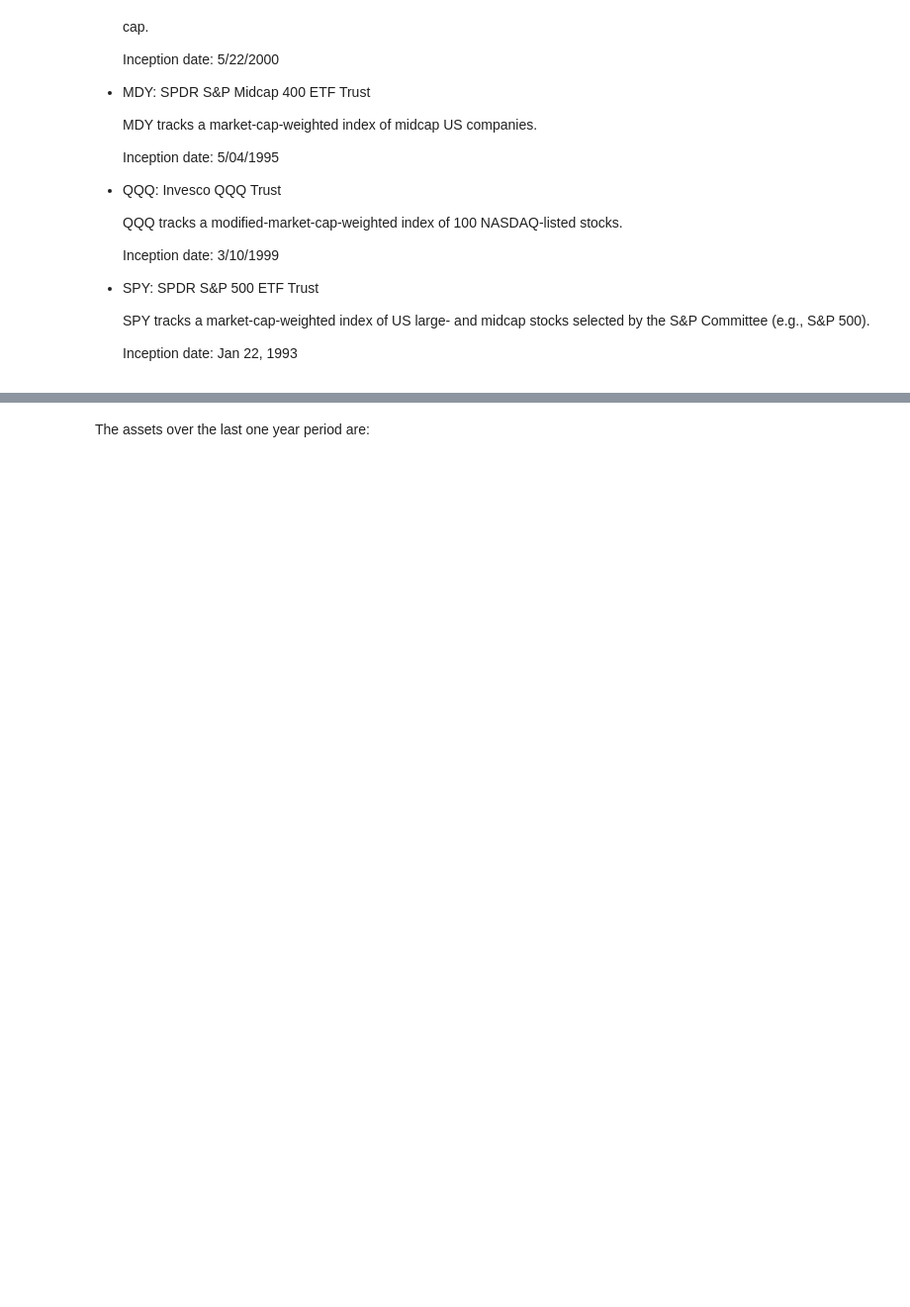
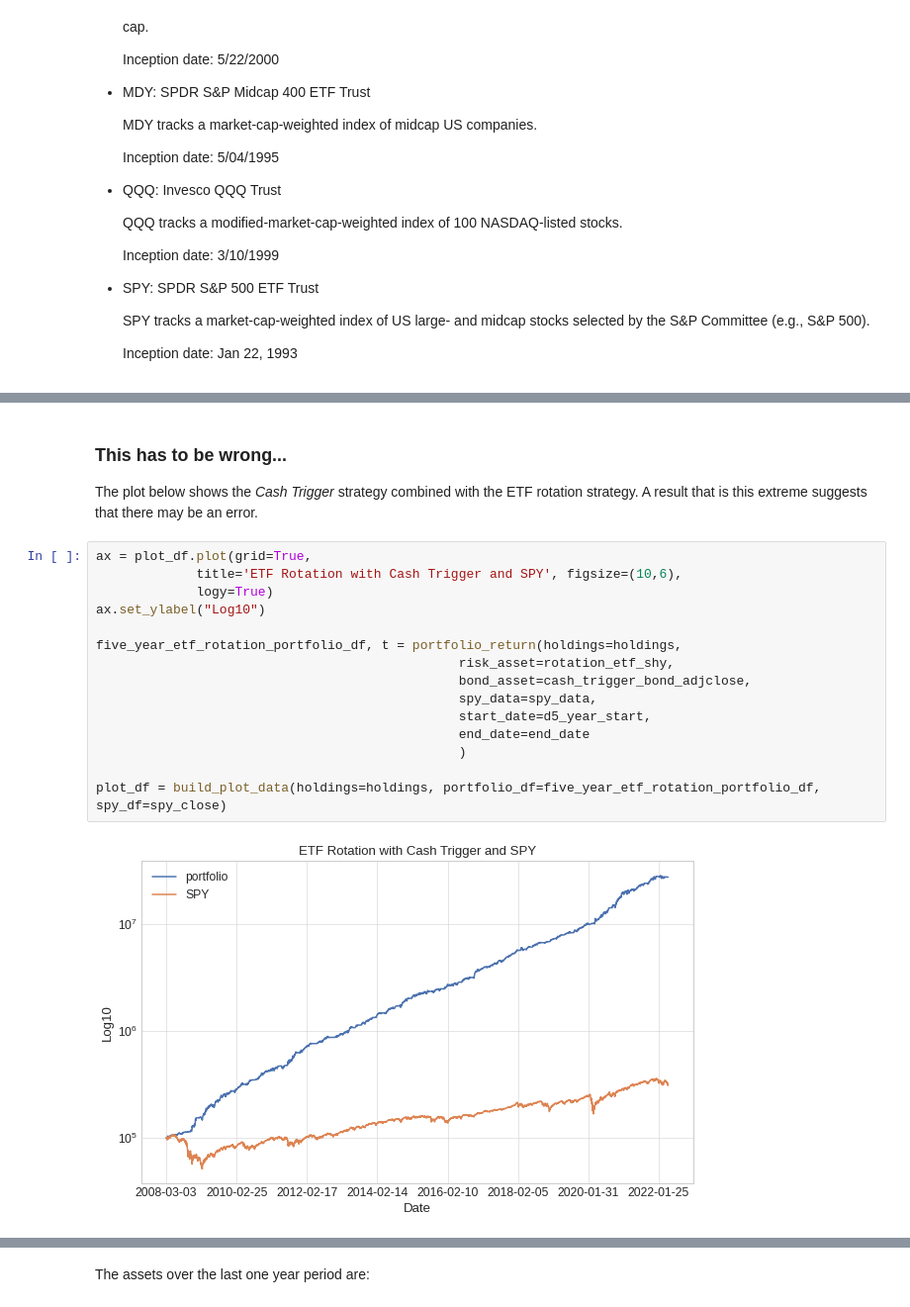
Before and after one commit to IanLKaplan/cash_trigger, a Jupyter notebook: cash_trigger.ipynb, the cells around one changed output, grey strips where cells are left out. Shown at 99% size. Drawn from its saved outputs; the diff is of its cells as text; blank space fills up the shorter version.

```diff
--- a/cash_trigger.ipynb
+++ b/cash_trigger.ipynb
@@ -1761,0 +1749,25 @@ plot_df.plot(grid=True, title=f'ETF Rotation with Cash Trigger, 1-year: {d1_year
+# %% [markdown]
+<h3>
+This has to be wrong...
+</h3>
+<p>
+The plot below shows the <i>Cash Trigger</i> strategy combined with the ETF rotation
+strategy. A result that is this extreme suggests that there may be an error.
+</p>
+# %%
+ax = plot_df.plot(grid=True,
+             title='ETF Rotation with Cash Trigger and SPY', figsize=(10,6),
+             logy=True)
+ax.set_ylabel("Log10")
+
+five_year_etf_rotation_portfolio_df, t = portfolio_return(holdings=holdings,
+                                               risk_asset=rotation_etf_shy,
+                                               bond_asset=cash_trigger_bond_adjclose,
+                                               spy_data=spy_data,
+                                               start_date=d5_year_start,
+                                               end_date=end_date
+                                               )
+
+plot_df = build_plot_data(holdings=holdings, portfolio_df=five_year_etf_rotation_portfolio_df, spy_df=spy_close)
+# %% [output]
+[figure, added]
```
Also changed, not shown: parts of 17 cells of this notebook, 1 other file.
